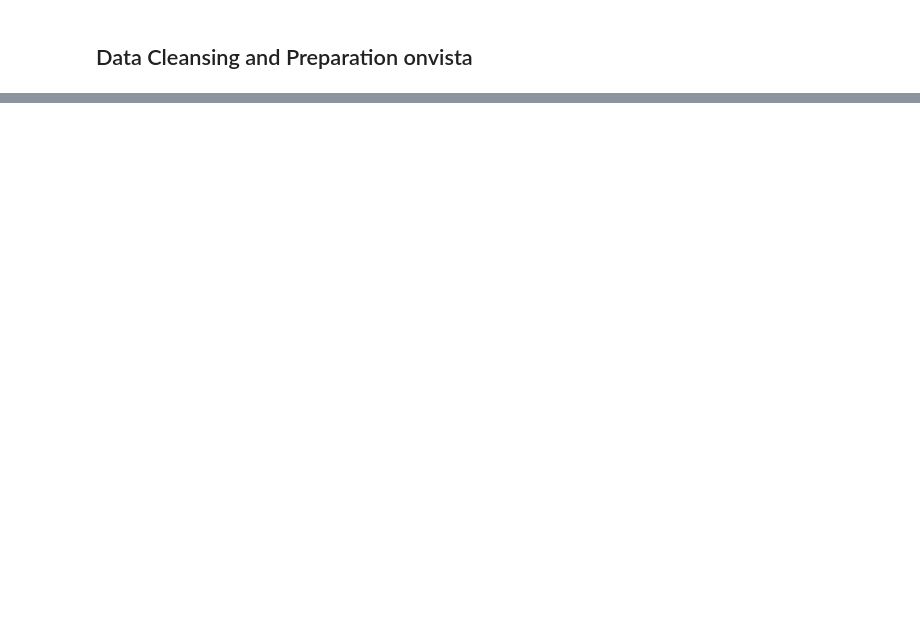
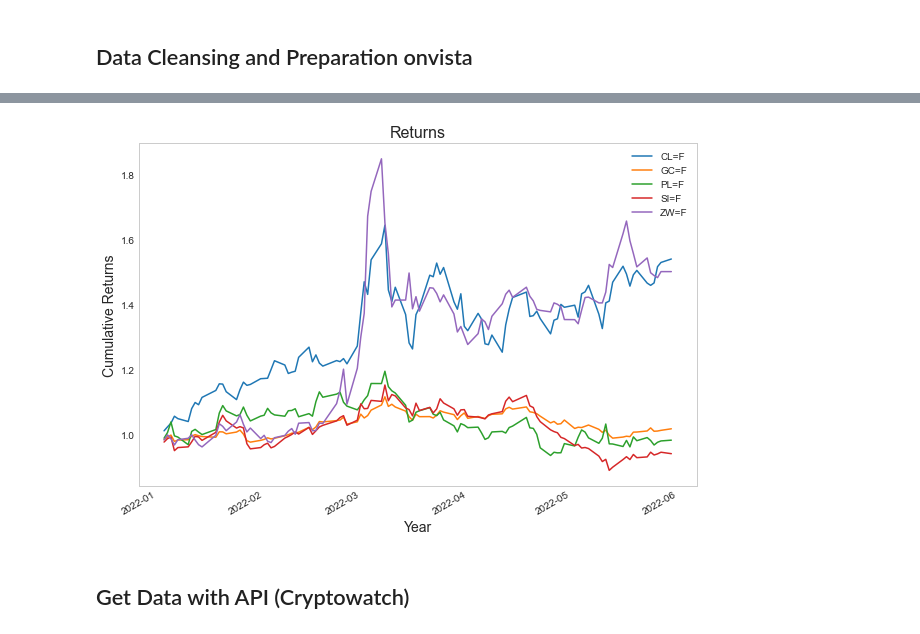
Before and after one commit to SvenKonermann/DataScience, a Jupyter notebook: onvista_Webscraping_ADS_Project.ipynb, the cells around one changed output, grey strips where cells are left out. Saved outputs shown, nothing was run; the diff lists cells and outputs as text; code cells hidden in the pictures; blank space fills up the shorter version.

Commit message:
DataCleansing

```diff
--- a/onvista_Webscraping_ADS_Project.ipynb
+++ b/onvista_Webscraping_ADS_Project.ipynb
@@ -210,0 +145,7 @@ memory usage: 12.6+ KB
+# %%
+import yfinance as yf
+import matplotlib.pyplot as plt
+import pandas as pd
+tickers_list= ['PL=F','GC=F', 'CL=F', 'SI=F', 'ZW=F']
+data = yf.download(tickers_list, '2022-1-1')['Adj Close']
+print(data.head())
@@ -210,0 +161,21 @@ memory usage: 12.6+ KB
+# %%
+# Plot all the close prices
+((data.pct_change()+1).cumprod()).plot(figsize=(10, 7))
+
+# Show the legend
+plt.legend()
+
+# Define the label for the title of the figure
+plt.title("Returns", fontsize=16)
+
+# Define the labels for x-axis and y-axis
+plt.ylabel('Cumulative Returns', fontsize=14)
+plt.xlabel('Year', fontsize=14)
+
+# Plot the grid lines
+plt.grid(which="major", color='k', linestyle='-.', linewidth=0.5)
+plt.show()
+# %% [output]
+[figure, added]
+# %% [markdown]
+## Get Data with API (Cryptowatch)
```
Also changed, not shown: parts of 24 cells of this notebook, 1 other file.
